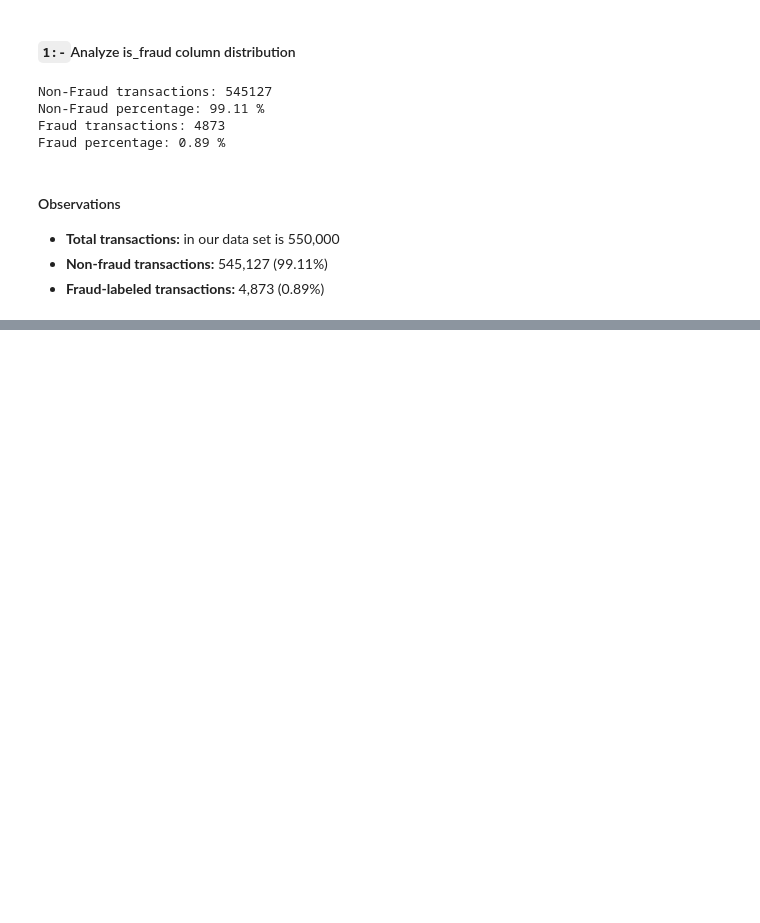
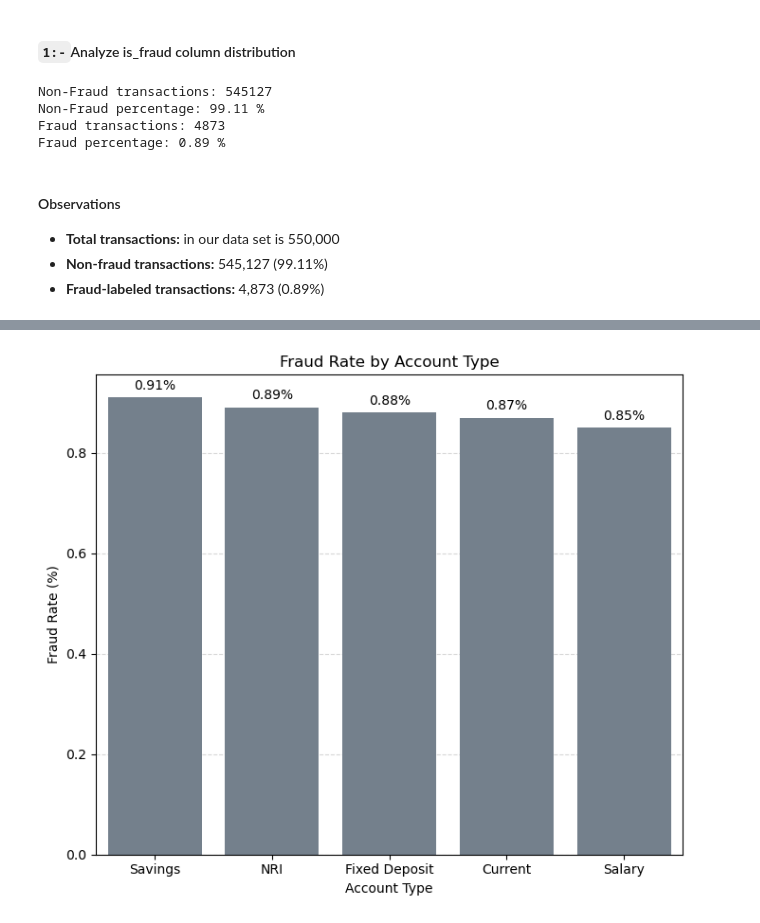
Before and after one commit to MrinmoyTalukdar27/FraudLens-Indian-Banking-Analytics, a Jupyter notebook: EDA.ipynb, the cells around one changed output, grey strips where cells are left out. Saved outputs shown, nothing was run; the diff lists cells and outputs as text; code cells hidden in the pictures; blank space fills up the shorter version.

```diff
--- a/EDA.ipynb
+++ b/EDA.ipynb
@@ -71,0 +262,17 @@ Fraud percentage: 0.89 %
+# %%
+# It will help us to understand whether fraud rates differ between Savings, Current, Salary, NRI, and Fixed Deposit accounts.
+fraud_by_account = df.groupby("account_type").agg(
+    Total_Transactions=("is_fraud", "count"),
+    Fraud_Transactions=("is_fraud", "sum")
+)
+
+fraud_by_account["Fraud_Rate_%"] = (
+    fraud_by_account["Fraud_Transactions"]
+    / fraud_by_account["Total_Transactions"] * 100
+).round(2)
+
+fraud_by_account = fraud_by_account.sort_values(
+    "Fraud_Rate_%", ascending=False
+)
+
+print(fraud_by_account)
@@ -71,0 +287,28 @@ Fraud percentage: 0.89 %
+# %%
+#Now we are just visualizing it
+plt.figure(figsize=(7, 6))
+
+ax = sns.barplot(data=fraud_by_account.reset_index(),x="account_type",y="Fraud_Rate_%",color='slategray')
+
+for bar in ax.patches:
+    height = bar.get_height()
+    ax.annotate(
+        f"{height:.2f}%",
+        (bar.get_x() + bar.get_width() / 2, height),
+        ha="center",
+        va="bottom",
+        fontsize=10,
+        xytext=(0, 4),
+        textcoords="offset points"
+    )
+
+plt.title("Fraud Rate by Account Type")
+plt.xlabel("Account Type")
+plt.ylabel("Fraud Rate (%)")
+plt.grid(axis="y", linestyle="--", alpha=0.5)
+plt.gca().set_axisbelow(True)
+
+plt.tight_layout()
+plt.show()
+# %% [output]
+[figure, added]
```
Also changed, not shown: parts of 25 cells of this notebook.
